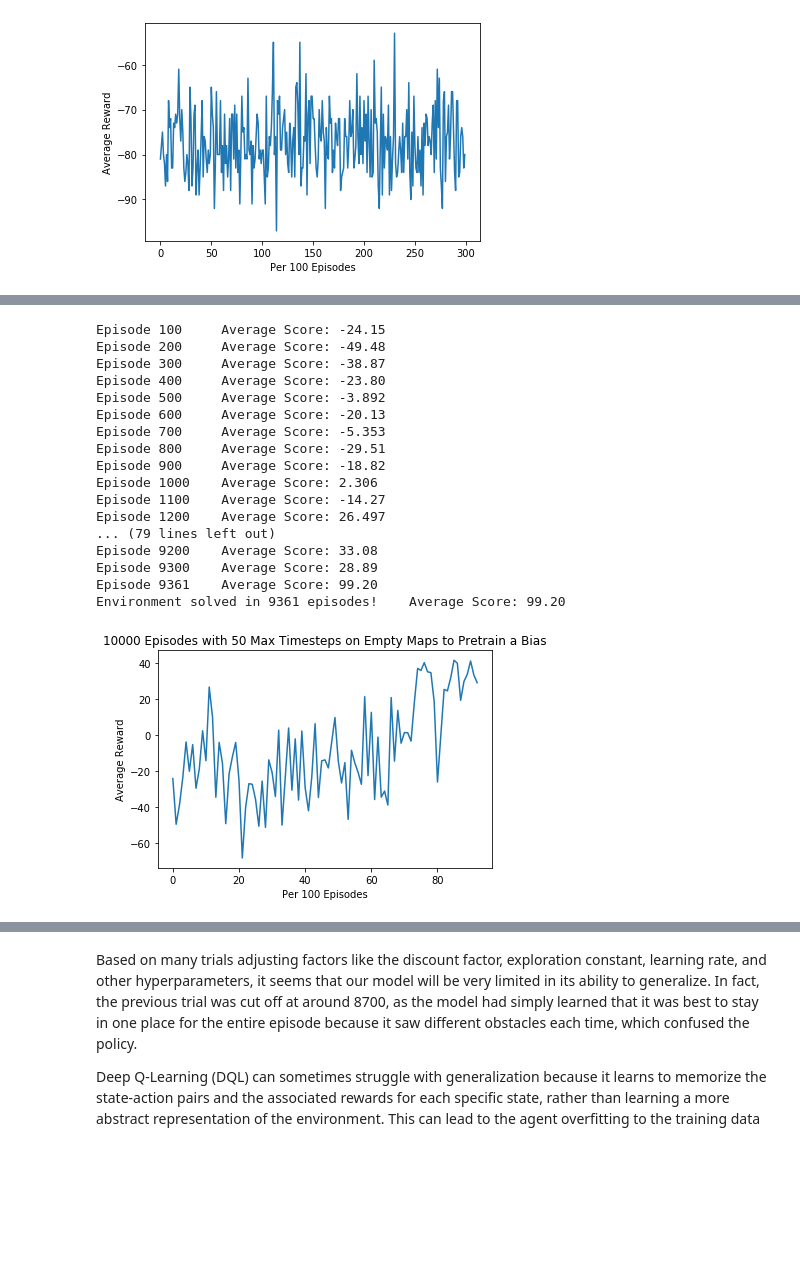
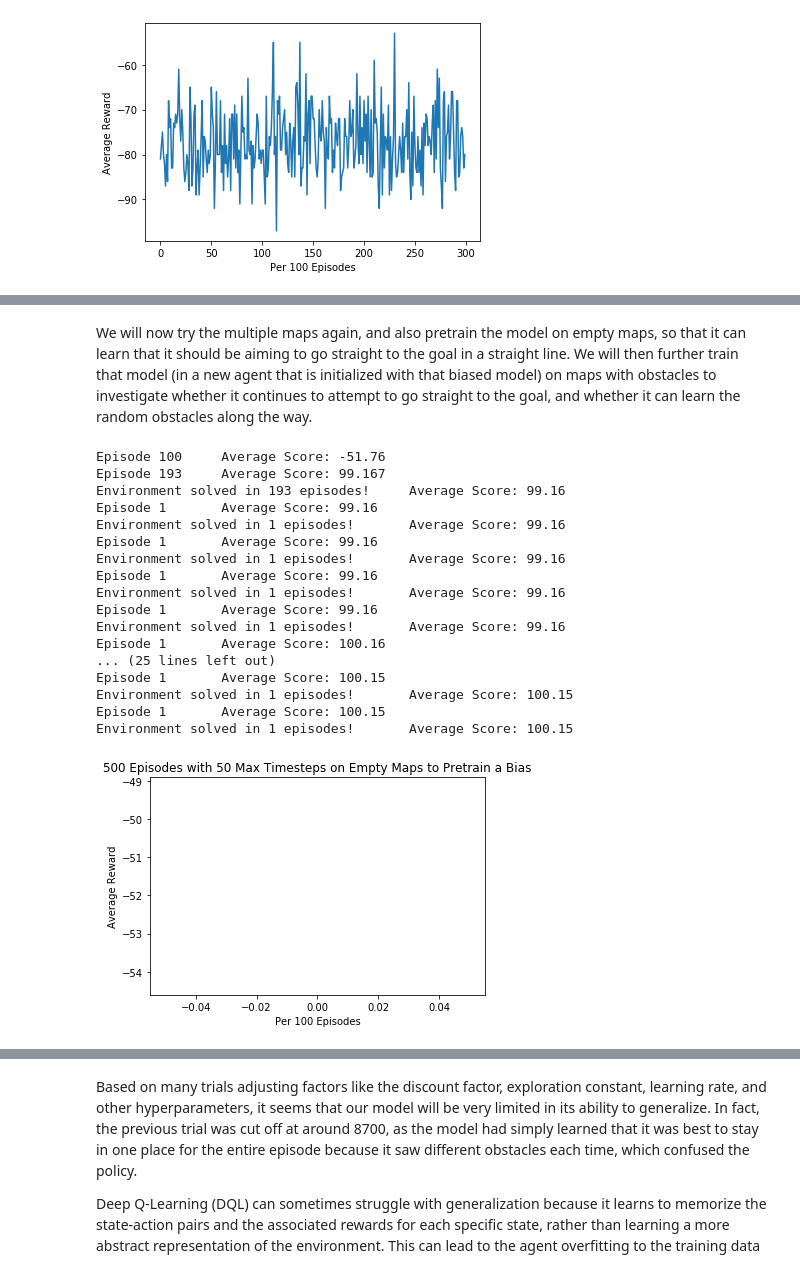
Before and after one commit to Ruoye36/UCLA-23W-C247NNDL-project, a Jupyter notebook: dqn_main.ipynb, the cells around one changed output, grey strips where cells are left out. Cells and saved outputs as stored; diff of their text form; code cells hidden in the pictures; blank space fills up the shorter version.

```diff
--- a/dqn_main.ipynb
+++ b/dqn_main.ipynb
@@ -114,7 +114,7 @@ env.init(robot_start[0], robot_start[1], robot_goal[0], robot_goal[1], MAP_SIZE,
 env.seed(0)
 agent = Agent(state_size=state_space_size, action_size=9, seed=0, qnet_type='simple')
 maps=[env]
-scores_graph, simple_maze_agent = dqn(n_episodes=2000, max_t=50, eps_start=1.0, eps_end=0.01, eps_decay=0.995, agent=agent, envs=maps)
+scores_graph, simple_maze_agent = dqn(n_episodes=4000, max_t=50, eps_start=1.0, eps_end=0.01, eps_decay=0.995, agent=agent, envs=maps)
 
 fig = plt.figure()
 ax = fig.add_subplot(111)
@@ -142,10 +161,12 @@ OBSTACLE_X = [5, 7, 3, 4, 6, 3, 5, 4, 2, 5, 4, 3]
 OBSTACLE_Y = [5, 7, 4, 3, 8, 5, 4, 5, 3, 3, 4, 3]
 N_OBSTACLES = len(OBSTACLE_X)
 state_space_size = N_OBSTACLES + 1 # the goal adds one state
-
+random.seed(0)
 env.init(robot_start[0], robot_start[1], robot_goal[0], robot_goal[1], MAP_SIZE, OBSTACLE_X, OBSTACLE_Y)
 env.seed(0)
-checkpoint = torch.load("simple_maze_agent.pt")
-simple_maze_agent = Agent(state_size=state_space_size, action_size=9, seed=0, qnet_type='simple', checkpoint=checkpoint)
 maps=[env]
-_, _ = dqn(n_episodes=100, max_t=200, eps_start=0.0001, eps_end=0.0001, eps_decay=1.0, agent=simple_maze_agent, envs=maps)
+for i in range (20):
+    checkpoint = torch.load("simple_maze_agent.pt")
+    simple_maze_agent = Agent(state_size=state_space_size, action_size=9, seed=0, qnet_type='simple', checkpoint=checkpoint)
+    _, _ = dqn(n_episodes=1, max_t=50, eps_start=0, eps_end=0, eps_decay=0,
+                   agent=simple_maze_agent, envs=maps, stop_at_99=False)
@@ -281,0 +305,23 @@ We will now also pretrain the model on empty maps, so that it can learn that it
+# %%
+env = gym.make('dqn-v0')
+MAP_SIZE = 10
+robot_start = [0, 0]
+robot_goal = [9, 9]
+OBSTACLE_X = [5, 7, 3, 4, 6, 3, 5, 4, 2, 5, 4, 3]
+OBSTACLE_Y = [5, 7, 4, 3, 8, 5, 4, 5, 3, 3, 4, 3]
+N_OBSTACLES = len(OBSTACLE_X)
+state_space_size = N_OBSTACLES + 1 # the goal adds one state
+
+env.init(robot_start[0], robot_start[1], robot_goal[0], robot_goal[1], MAP_SIZE, OBSTACLE_X, OBSTACLE_Y)
+env.seed(0)
+agent = Agent(state_size=state_space_size, action_size=9, seed=0, qnet_type='deep')
+maps=[env]
+scores_graph, simple_maze_agent = dqn(n_episodes=4000, max_t=50, eps_start=1.0, eps_end=0.01, eps_decay=0.995, agent=agent, envs=maps)
+
+fig = plt.figure()
+ax = fig.add_subplot(111)
+plt.plot(np.arange(len(scores_graph)), scores_graph)
+plt.title('Deep Model Trained on Simple Maze (Single Map)')
+plt.ylabel('Average Reward')
+plt.xlabel('Per 100 Episodes')
+plt.show()
@@ -282,51 +351,53 @@ We will now also pretrain the model on empty maps, so that it can learn that it
+# %% [markdown]
+We will now try the multiple maps again, and also pretrain the model on empty maps, so that it can learn that it should be aiming to go straight to the goal in a straight line. We will then further train that model (in a new agent that is initialized with that biased model) on maps with obstacles to investigate whether it continues to attempt to go straight to the goal, and whether it can learn the random obstacles along the way.
 # %%
 N_MAPS = 20
 MAP_SIZE = 10
 N_OBSTACLES = int(0.10*(MAP_SIZE*MAP_SIZE))
 state_space_size = N_OBSTACLES + 1
 maps = []
 
 for i in range (int(N_MAPS)):
     robot_start = [0, 0]
     robot_goal  = [MAP_SIZE-1, MAP_SIZE-1]
 
     ox = [int(0) for _ in range(N_OBSTACLES)]
     oy = [int(MAP_SIZE-1) for _ in range(N_OBSTACLES)]
 
     env = gym.make('dqn-v0')
     env.init(robot_start[0], robot_start[1], robot_goal[0], robot_goal[1], MAP_SIZE, ox, oy)
     env.seed(0)
     maps.append(env)
 
 agent = Agent(state_size=state_space_size, action_size=9, seed=0, qnet_type='deep')
-scores_graph, pretrained_agent = dqn(n_episodes=10000, max_t=50, eps_start=1.0, eps_end=0.01, eps_decay=0.99995, agent=agent, envs=maps)
+scores_graph, pretrained_agent = dqn(n_episodes=500, max_t=50, eps_start=1.0, eps_end=0.001, eps_decay=0.995, agent=agent, envs=maps)
 
 fig = plt.figure()
 ax = fig.add_subplot(111)
 plt.plot(np.arange(len(scores_graph)), scores_graph)
-plt.title('10000 Episodes with 50 Max Timesteps on Empty Maps to Pretrain a Bias')
+plt.title('500 Episodes with 50 Max Timesteps on Empty Maps to Pretrain a Bias')
 plt.ylabel('Average Reward')
 plt.xlabel('Per 100 Episodes')
 plt.show()
 # %% [output]
-Episode 100     Average Score: -24.15
-Episode 200     Average Score: -49.48
-Episode 300     Average Score: -38.87
-Episode 400     Average Score: -23.80
-Episode 500     Average Score: -3.892
-Episode 600     Average Score: -20.13
-Episode 700     Average Score: -5.353
-Episode 800     Average Score: -29.51
-Episode 900     Average Score: -18.82
-Episode 1000    Average Score: 2.306
-Episode 1100    Average Score: -14.27
-Episode 1200    Average Score: 26.497
-... (79 lines left out)
-Episode 9200    Average Score: 33.08
-Episode 9300    Average Score: 28.89
-Episode 9361    Average Score: 99.20
-Environment solved in 9361 episodes!    Average Score: 99.20
+Episode 100     Average Score: -51.76
+Episode 193     Average Score: 99.167
+Environment solved in 193 episodes!     Average Score: 99.16
+Episode 1       Average Score: 99.16
+Environment solved in 1 episodes!       Average Score: 99.16
+Episode 1       Average Score: 99.16
+Environment solved in 1 episodes!       Average Score: 99.16
+Episode 1       Average Score: 99.16
+Environment solved in 1 episodes!       Average Score: 99.16
+Episode 1       Average Score: 99.16
+Environment solved in 1 episodes!       Average Score: 99.16
+Episode 1       Average Score: 100.16
+... (25 lines left out)
+Episode 1       Average Score: 100.15
+Environment solved in 1 episodes!       Average Score: 100.15
+Episode 1       Average Score: 100.15
+Environment solved in 1 episodes!       Average Score: 100.15
-[figure, old version]
+[figure, new version]
 # %%
 torch.save({
             'model_state_dict': pretrained_agent.qnetwork_local.state_dict(),
```
Also changed, not shown: parts of 8 cells of this notebook, 4 other files.
